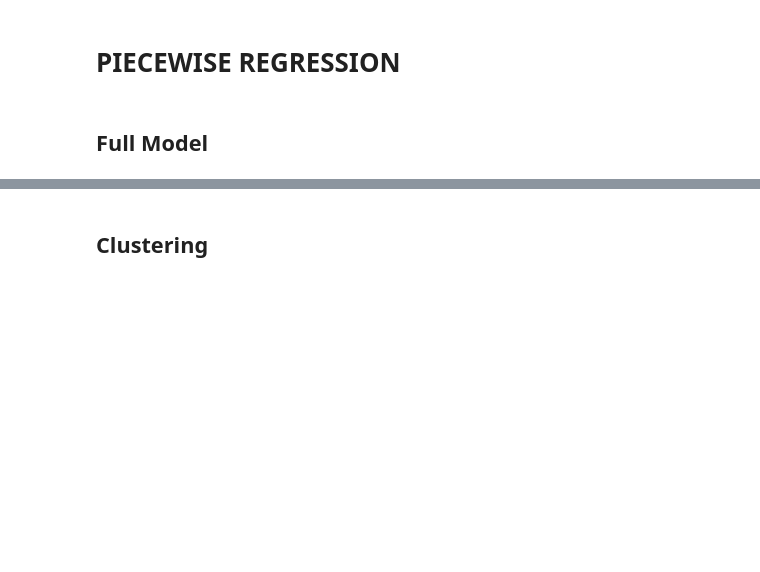
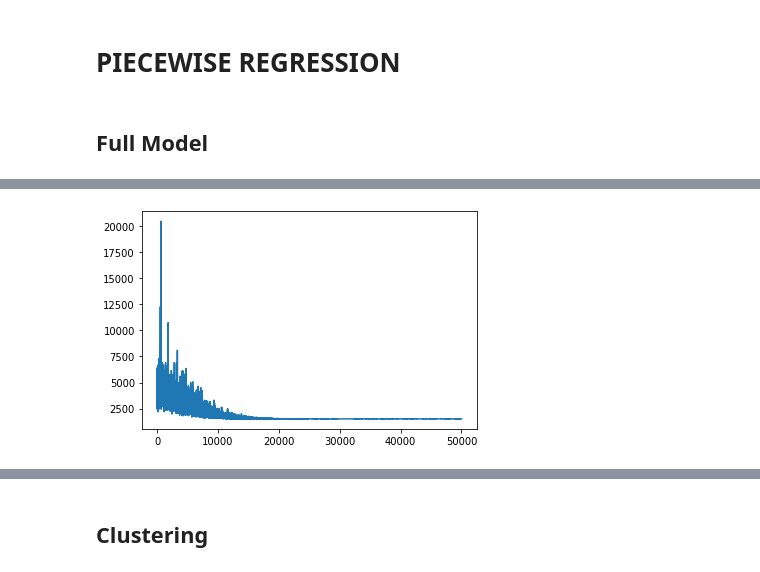
Before and after one commit to ranadas/ET5003_SEM1_2021-2, a Jupyter notebook: Week-3/ET5003_Etivity2_Rana_Das_19137338.ipynb, the cells around one changed output, grey strips where cells are left out. Drawn from its saved outputs; the diff is of its cells as text; code cells hidden in the pictures; blank space fills up the shorter version.

```diff
--- a/Week-3/ET5003_Etivity2_Rana_Das_19137338.ipynb
+++ b/Week-3/ET5003_Etivity2_Rana_Das_19137338.ipynb
@@ -130,5 +467,39 @@ dfcost.describe()
 # %% [markdown]
 # PIECEWISE REGRESSION
+# %%
+# split data into training and test
+from sklearn.model_selection import train_test_split
+
+X = df_train_p.drop("price",axis=1)
+y = df_train_p["price"]
+
+# training: 70% (0.7), test: 30% (0.3)
+X_train,X_test,y_train,y_test = train_test_split(X, y, test_size=0.3)
+# %%
+# train set, input columns
+Xs_train = X_train
+# train set, output column, cost
+ys_train = y_train.values.reshape(-1,1)
+
+# test set, input columns
+Xs_test = df_test_p.iloc[:,0:].values
+# test set, output column, cost
+y_test = df_cost.Expected.values
+# %%
+# StandardScaler() will normalize the features i.e. each column of X,
+# so, each column/feature/variable will have μ = 0 and σ = 1
+sc = StandardScaler()
+
+# Xss_train = np.hstack([Xs_train,Xs_train[:,[2]]**2])
+xscaler = sc.fit(Xs_train)
+Xn_train = xscaler.transform(Xs_train)
+
+#Xss_test = np.hstack([Xs_test,Xs_test[:,[2]]**2])
+Xn_test = xscaler.transform(Xs_test)
+
+ylog = np.log(ys_train.astype('float'))
+yscaler = StandardScaler().fit(ylog)
+yn_train = yscaler.transform(ylog)
 # %% [markdown]
 ## Full Model
 # %%
@@ -158,3 +529,14 @@ with pm.Model() as model:
     mu = alpha + pm.math.dot(beta, Xn_train.T)
     #likelihood, be sure that observed is a 1d vector
     like = pm.Normal('like', mu=mu, sigma=sigma, observed=yn_train[:,0])
+# %%
+#number of iterations of the algorithms
+iter = 50000
+
+# run the model
+with model:
+    approximation = pm.fit(iter,method='advi')
+
+# check the convergence
+plt.plot(approximation.hist);
+# %% [output]
@@ -160,0 +547 @@ with pm.Model() as model:
+[figure, added]
```
Also changed, not shown: parts of 40 cells of this notebook.
